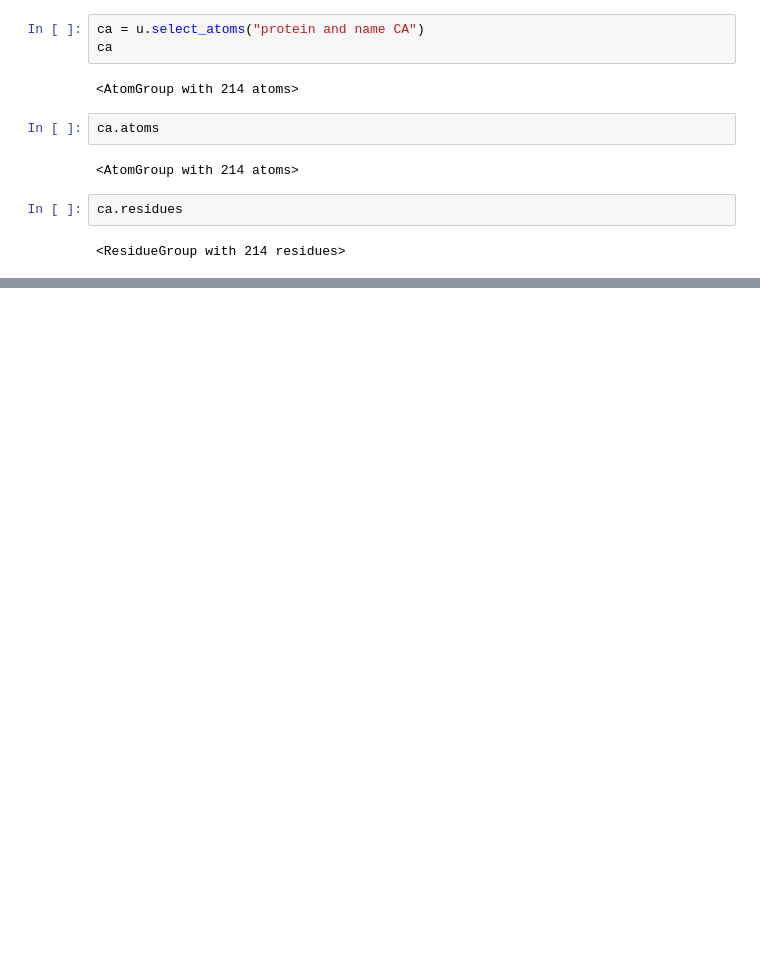
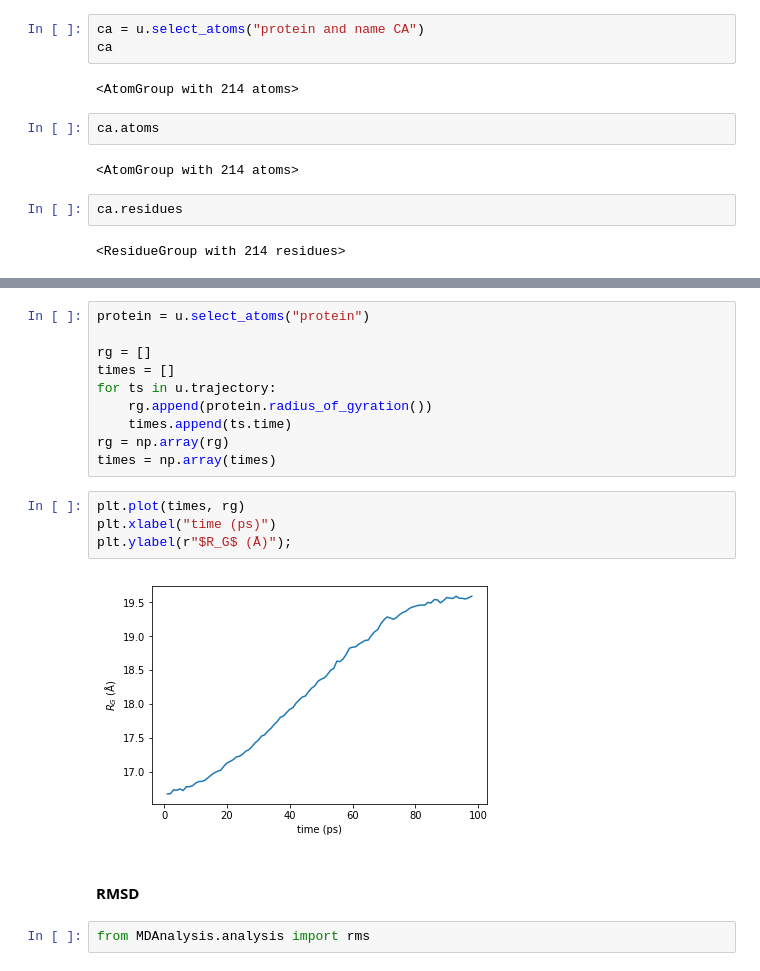
Before and after one commit to MDAnalysis/WorkshopHackathon2018, a Jupyter notebook: 01_IntroToMDAnalysis/notebooks/introduction_MDAnalysis.ipynb, the cells around one changed output, grey strips where cells are left out. Drawn from its saved outputs; the diff is of its cells as text; blank space fills up the shorter version.

```diff
--- a/01_IntroToMDAnalysis/notebooks/introduction_MDAnalysis.ipynb
+++ b/01_IntroToMDAnalysis/notebooks/introduction_MDAnalysis.ipynb
@@ -174,0 +234,20 @@ Experimental FRET labels: distances
+# %%
+protein = u.select_atoms("protein")
+
+rg = []
+times = []
+for ts in u.trajectory:
+    rg.append(protein.radius_of_gyration())
+    times.append(ts.time)
+rg = np.array(rg)
+times = np.array(times)
+# %%
+plt.plot(times, rg)
+plt.xlabel("time (ps)")
+plt.ylabel(r"$R_G$ (Å)");
+# %% [output]
+[figure, added]
+# %% [markdown]
+#### RMSD
+# %%
+from MDAnalysis.analysis import rms
```
Also changed, not shown: parts of 23 cells of this notebook, 1 other file.
